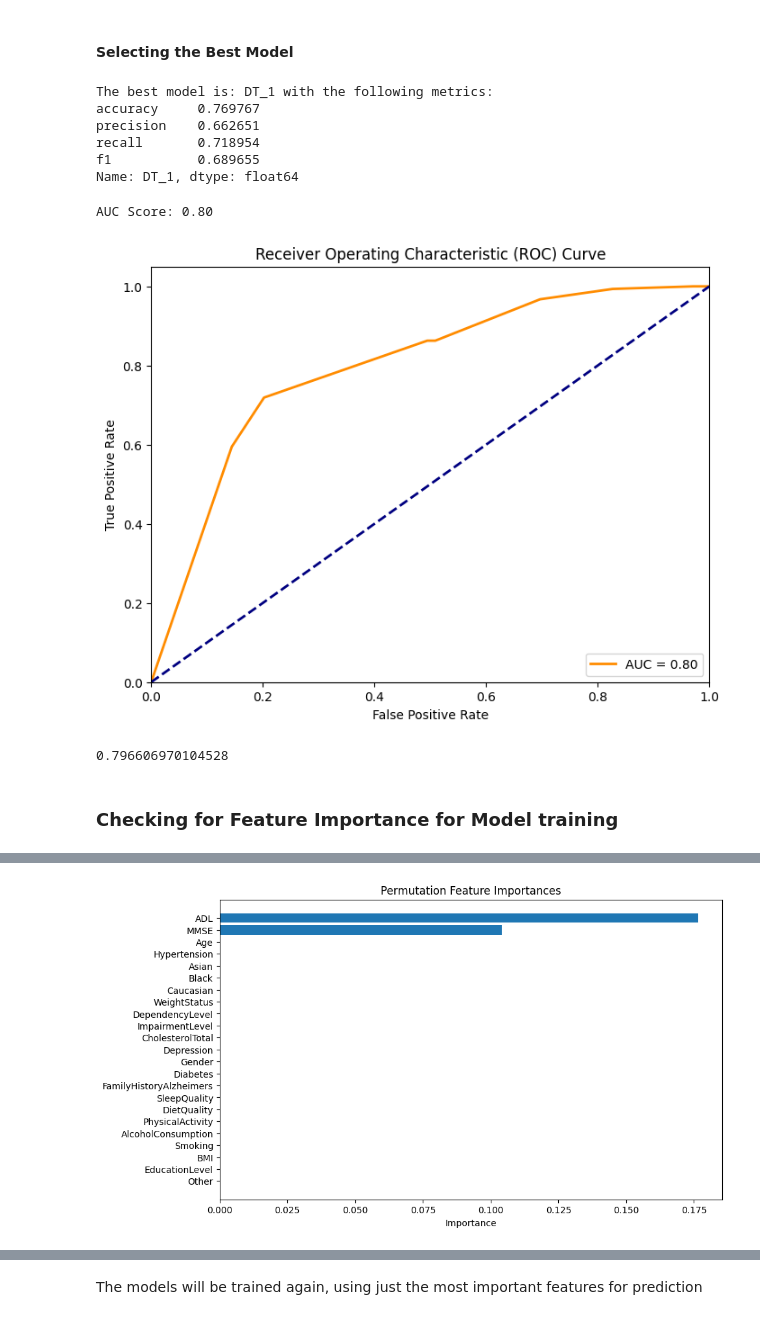
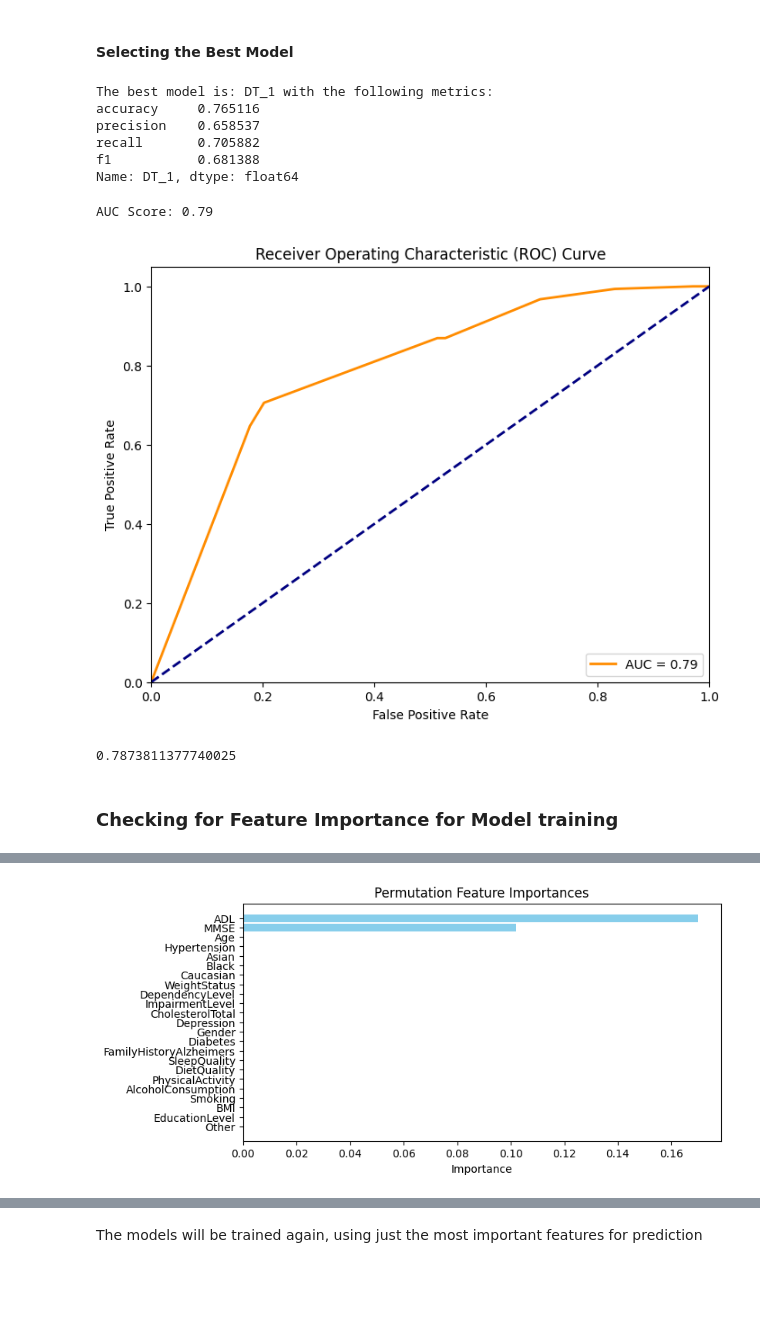
Before and after one commit to ggryschek/NK_SS_DashBoard, a Jupyter notebook: analysis/NK_SS_Predictive_Analysis.ipynb, the cells around one changed output, grey strips where cells are left out. Saved outputs shown, nothing was run; the diff lists cells and outputs as text; code cells hidden in the pictures; blank space fills up the shorter version.

Commit message:
Prediction Testing Update
Updates on Prediction Notebook
Included scaler.pkl to use in the prediction function

```diff
--- a/analysis/NK_SS_Predictive_Analysis.ipynb
+++ b/analysis/NK_SS_Predictive_Analysis.ipynb
@@ -201,7 +240,6 @@ models = {
     "SVM_poly": SVC(kernel='poly', degree=3, C=1.0),
     "GNB": GaussianNB(),
     "MNB": MultinomialNB(),
-    "LogRegr": LogisticRegression(solver='lbfgs'),
     "GB_1": GradientBoostingClassifier(n_estimators=100),
     "XGB_1": XGBClassifier(n_estimators=100, learning_rate=0.1),
     "AdaBoost_1": AdaBoostClassifier(n_estimators=50),
@@ -403,0 +427,17 @@ X_train_smote, y_train_smote = smote.fit_resample(X_train, y_train)
+# %%
+from imblearn.over_sampling import SMOTE
+
+# Apply SMOTE to the training data
+smote = SMOTE(random_state=RANDOM_SEED)
+X_train_smote, y_train_smote = smote.fit_resample(X_train_scaled, y_train)
+
+"""
+# Initialize the MinMaxScaler
+scaler = MinMaxScaler()
+
+# Fit the scaler on the training data (do NOT fit on the test data to prevent data leakage)
+X_train_scaled = pd.DataFrame(scaler.fit_transform(X_train), columns=X_train.columns)
+
+# Apply the same scaler transformation to the test data
+X_test_scaled = pd.DataFrame(scaler.transform(X_test), columns=X_test.columns)
+"""
@@ -442,7 +484,7 @@ Class 1: Count = 1112, Proportion = 0.5000
 results_ml_2 = pd.DataFrame(columns=["classifier_name", "training_time", "prediction_time", "accuracy", "precision", "recall", "f1"])
 
 # Call the function to evaluate all models
-results_ml_2 = evaluate_models(models, X_train_smote, y_train_smote, X_test, y_test, results_ml_2)
+results_ml_2 = evaluate_models(models, X_train_smote, y_train_smote, X_test_scaled, y_test, results_ml_2)
 
 #Time Metrics
 classifier_summary_2 = results_ml_2.groupby(by=["classifier_name"]).first()
@@ -488,17 +521,17 @@ classifier_summary_2
 # %%
 # Step 1: Identify the best model based on the highest F1 score
 best_model_name = classifier_summary_2['f1'].idxmax()  # Model with the highest F1 score
-best_model_1 = models[best_model_name]  # Retrieve the corresponding model
+best_model = models[best_model_name]  # Retrieve the corresponding model
 
 # Step 2: Print all the metrics for the best model
 print(f"The best model is: {best_model_name} with the following metrics:")
 print(classifier_summary_2.loc[best_model_name, ["accuracy", "precision", "recall", "f1"]])
 # %% [output]
 The best model is: DT_1 with the following metrics:
-accuracy     0.769767
-precision    0.662651
-recall       0.718954
-f1           0.689655
+accuracy     0.765116
+precision    0.658537
+recall       0.705882
+f1           0.681388
 Name: DT_1, dtype: float64
 # %%
 from sklearn.metrics import roc_curve, roc_auc_score
@@ -544,18 +577,23 @@ def plot_roc_curve(model, X_test, y_test):
 
     return auc_score
 # %%
-plot_roc_curve(best_model_1, X_test, y_test)
+plot_roc_curve(best_model, X_test_scaled, y_test)
 # %% [output]
-AUC Score: 0.80
+AUC Score: 0.79
-[figure, old version]
+[figure, new version]
-0.796606970104528
+0.7873811377740025
 # %% [markdown]
 ### Checking for Feature Importance for Model training
 # %%
 from sklearn.inspection import permutation_importance
+import pandas as pd
+import matplotlib.pyplot as plt
+
+# Assuming X_test is a DataFrame and contains your feature names
+data_input_template = X_test_scaled.columns.tolist()  # Extract feature names from the DataFrame
 
 # Calculate permutation importance
-perm_importance = permutation_importance(best_model_1, X_test, y_test, n_repeats=10, random_state=42)
+perm_importance = permutation_importance(best_model, X_test_scaled, y_test, n_repeats=10, random_state=RANDOM_SEED)
 
 # Create a DataFrame for the feature importances
 importance_df = pd.DataFrame({
@@ -570,8 +608,8 @@ importance_df = importance_df.sort_values(by='Importance', ascending=False)
 print(importance_df)
 
 # Plot the feature importances
-plt.figure(figsize=(10, 6))
-plt.barh(importance_df['Feature'], importance_df['Importance'])
+plt.figure(figsize=(8, 4))
+plt.barh(importance_df['Feature'], importance_df['Importance'], color='skyblue')
 plt.gca().invert_yaxis()
 plt.xlabel('Importance')
 plt.title('Permutation Feature Importances')
@@ -597,4 +635,4 @@ plt.show()
-[figure, old version]
+[figure, new version]
 # %%
 # Set a threshold for feature selection: the Models will be retrained using the most important features
 threshold = 0.01  # Select features with importance > 0.01
```
Also changed, not shown: parts of 36 cells of this notebook, 4 other files.
